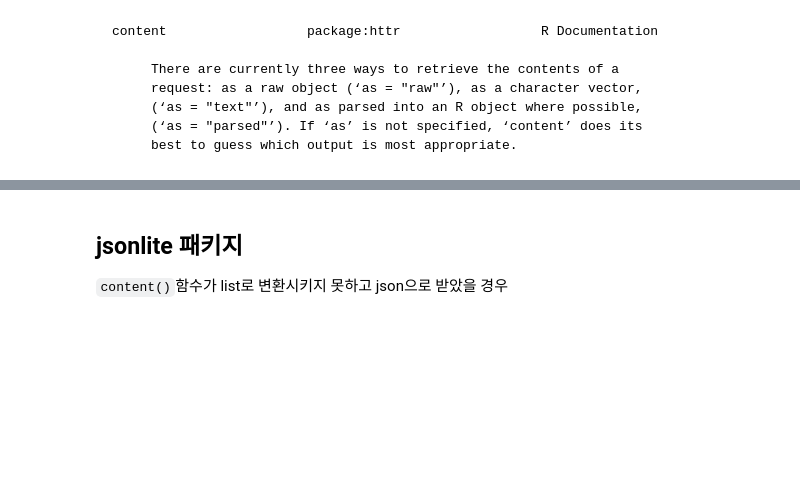
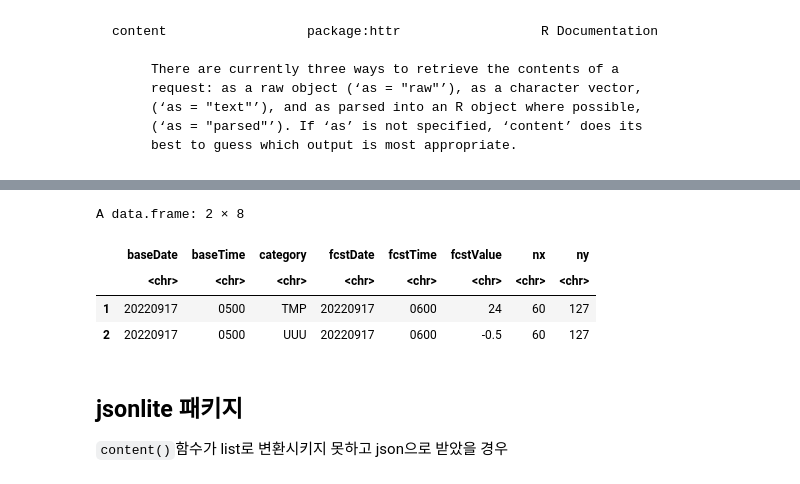
Before and after one commit to KimJongkwang/Study-R, a Jupyter notebook: get_data_by_api_R.ipynb, the cells around one changed output, grey strips where cells are left out. Cells and saved outputs as stored; diff of their text form; code cells hidden in the pictures; blank space fills up the shorter version.

```diff
--- a/get_data_by_api_R.ipynb
+++ b/get_data_by_api_R.ipynb
@@ -136,6 +166,14 @@ unlist_data <- unlist(content(response)$response$body$items, use.name = F)
 matrix_data <- matrix(unlist_data, ncol = 8, byrow=T)
 df <- data.frame(matrix_data)
 names(df) <- c('baseDate','baseTime','category','fcstDate','fcstTime','fcstValue','nx','ny')
+# %%
+head(df, 2)
+# %% [output]
+A data.frame: 2 × 8
+|  | baseDate | baseTime | category | fcstDate | fcstTime | fcstValue | nx | ny |
+|  | <chr> | <chr> | <chr> | <chr> | <chr> | <chr> | <chr> | <chr> |
+| 1 | 20220917 | 0500 | TMP | 20220917 | 0600 | 24 | 60 | 127 |
+| 2 | 20220917 | 0500 | UUU | 20220917 | 0600 | -0.5 | 60 | 127 |
 # %% [markdown]
 ## jsonlite 패키지
 
```
Also changed, not shown: parts of 16 cells of this notebook.
